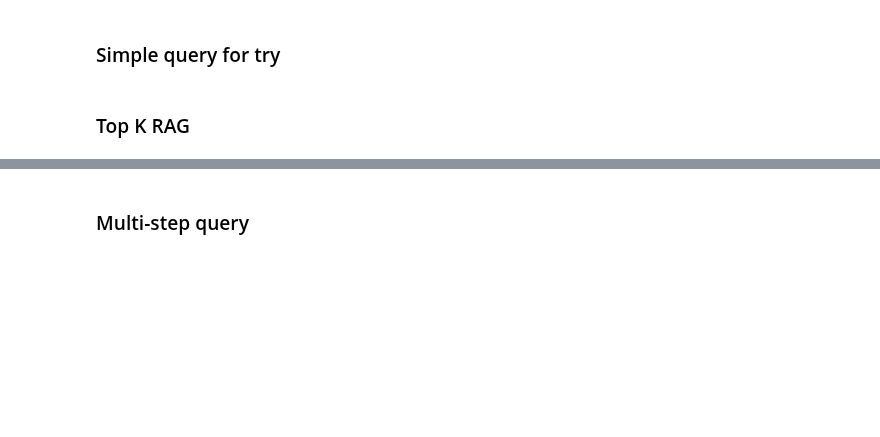
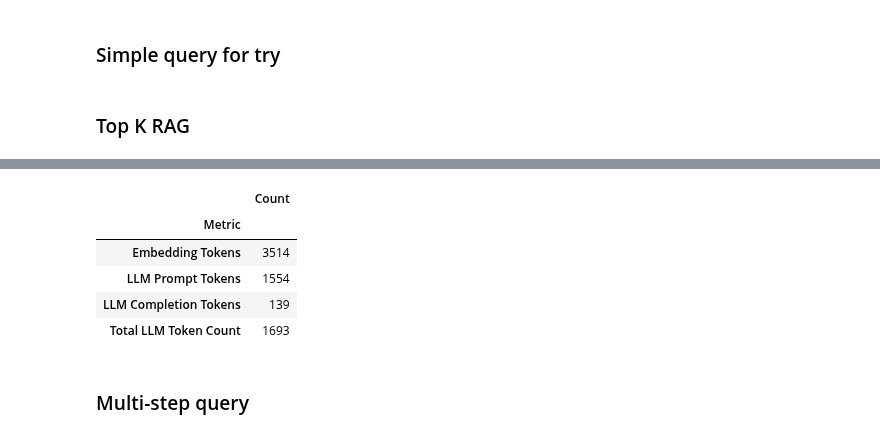
Before and after one commit to XinyueZ/chat-your-doc, a Jupyter notebook: notebooks/llamaindex_query_router.ipynb, the cells around one changed output, grey strips where cells are left out. Saved outputs shown, nothing was run; the diff lists cells and outputs as text; code cells hidden in the pictures; blank space fills up the shorter version.

```diff
--- a/notebooks/llamaindex_query_router.ipynb
+++ b/notebooks/llamaindex_query_router.ipynb
@@ -259,3 +269,12 @@ Laut dem Kontext gibt es bei der Hermes Gruppe folgende Jobs:
+# %%
+get_df_token_counter(token_counter)
+# %% [output]
+|  | Count |
+| Metric |  |
+| Embedding Tokens | 3514 |
+| LLM Prompt Tokens | 1554 |
+| LLM Completion Tokens | 139 |
+| Total LLM Token Count | 1693 |
 # %% [markdown]
 ### Multi-step query
 # %%
```
Also changed, not shown: parts of 20 cells of this notebook.
